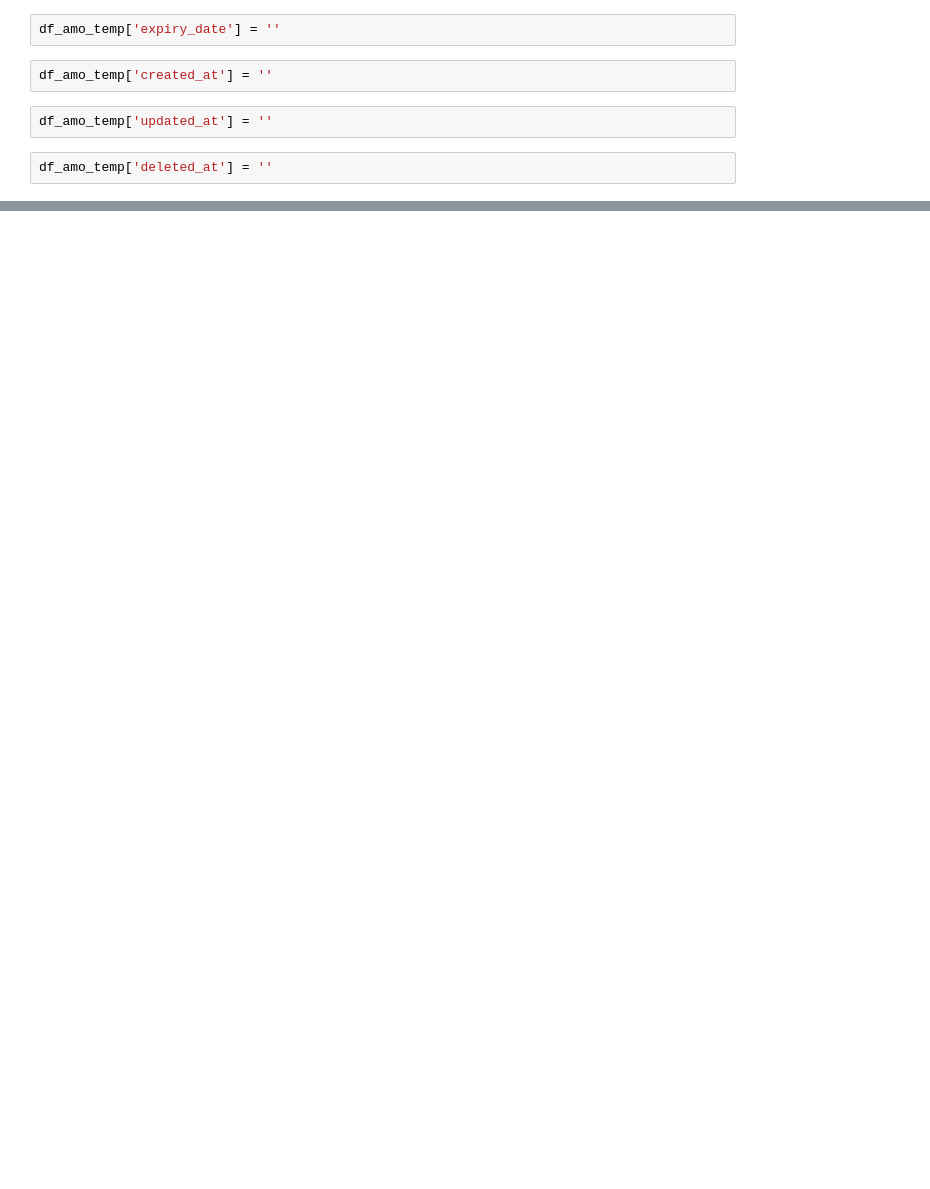
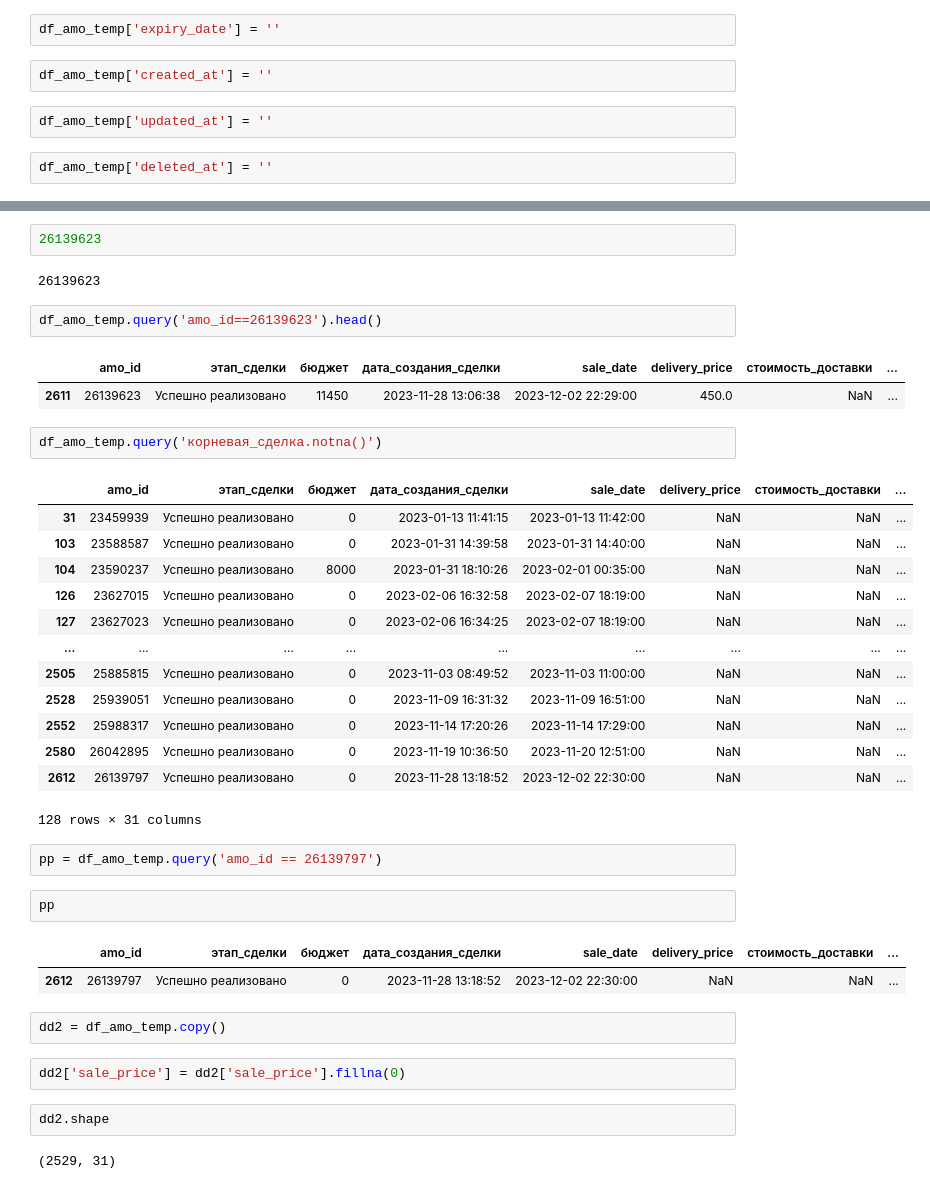
Before and after one commit to five76/DS, a Jupyter notebook: work/01/AMO/script.ipynb, the cells around one changed output, grey strips where cells are left out. Saved outputs shown, nothing was run; the diff lists cells and outputs as text; blank space fills up the shorter version.

```diff
--- a/work/01/AMO/script.ipynb
+++ b/work/01/AMO/script.ipynb
@@ -195,0 +425,40 @@ df_amo_temp.head(10)
+# %%
+26139623
+# %% [output]
+26139623
+# %%
+df_amo_temp.query('amo_id==26139623').head()
+# %% [output]
+|  | amo_id | этап_сделки | бюджет | дата_создания_сделки | sale_date | delivery_price | стоимость_доставки | ... |
+| 2611 | 26139623 | Успешно реализовано | 11450 | 2023-11-28 13:06:38 | 2023-12-02 22:29:00 | 450.0 | NaN | ... |
+# %%
+df_amo_temp.query('корневая_сделка.notna()')
+# %% [output]
+|  | amo_id | этап_сделки | бюджет | дата_создания_сделки | sale_date | delivery_price | стоимость_доставки | ... |
+| 31 | 23459939 | Успешно реализовано | 0 | 2023-01-13 11:41:15 | 2023-01-13 11:42:00 | NaN | NaN | ... |
+| 103 | 23588587 | Успешно реализовано | 0 | 2023-01-31 14:39:58 | 2023-01-31 14:40:00 | NaN | NaN | ... |
+| 104 | 23590237 | Успешно реализовано | 8000 | 2023-01-31 18:10:26 | 2023-02-01 00:35:00 | NaN | NaN | ... |
+| 126 | 23627015 | Успешно реализовано | 0 | 2023-02-06 16:32:58 | 2023-02-07 18:19:00 | NaN | NaN | ... |
+| 127 | 23627023 | Успешно реализовано | 0 | 2023-02-06 16:34:25 | 2023-02-07 18:19:00 | NaN | NaN | ... |
+| ... | ... | ... | ... | ... | ... | ... | ... | ... |
+| 2505 | 25885815 | Успешно реализовано | 0 | 2023-11-03 08:49:52 | 2023-11-03 11:00:00 | NaN | NaN | ... |
+| 2528 | 25939051 | Успешно реализовано | 0 | 2023-11-09 16:31:32 | 2023-11-09 16:51:00 | NaN | NaN | ... |
+| 2552 | 25988317 | Успешно реализовано | 0 | 2023-11-14 17:20:26 | 2023-11-14 17:29:00 | NaN | NaN | ... |
+| 2580 | 26042895 | Успешно реализовано | 0 | 2023-11-19 10:36:50 | 2023-11-20 12:51:00 | NaN | NaN | ... |
+| 2612 | 26139797 | Успешно реализовано | 0 | 2023-11-28 13:18:52 | 2023-12-02 22:30:00 | NaN | NaN | ... |
+128 rows × 31 columns
+# %%
+pp = df_amo_temp.query('amo_id == 26139797')
+# %%
+pp
+# %% [output]
+|  | amo_id | этап_сделки | бюджет | дата_создания_сделки | sale_date | delivery_price | стоимость_доставки | ... |
+| 2612 | 26139797 | Успешно реализовано | 0 | 2023-11-28 13:18:52 | 2023-12-02 22:30:00 | NaN | NaN | ... |
+# %%
+dd2 = df_amo_temp.copy()
+# %%
+dd2['sale_price'] = dd2['sale_price'].fillna(0)
+# %%
+dd2.shape
+# %% [output]
+(2529, 31)
```
Also changed, not shown: parts of 85 cells of this notebook, 1 other file.
